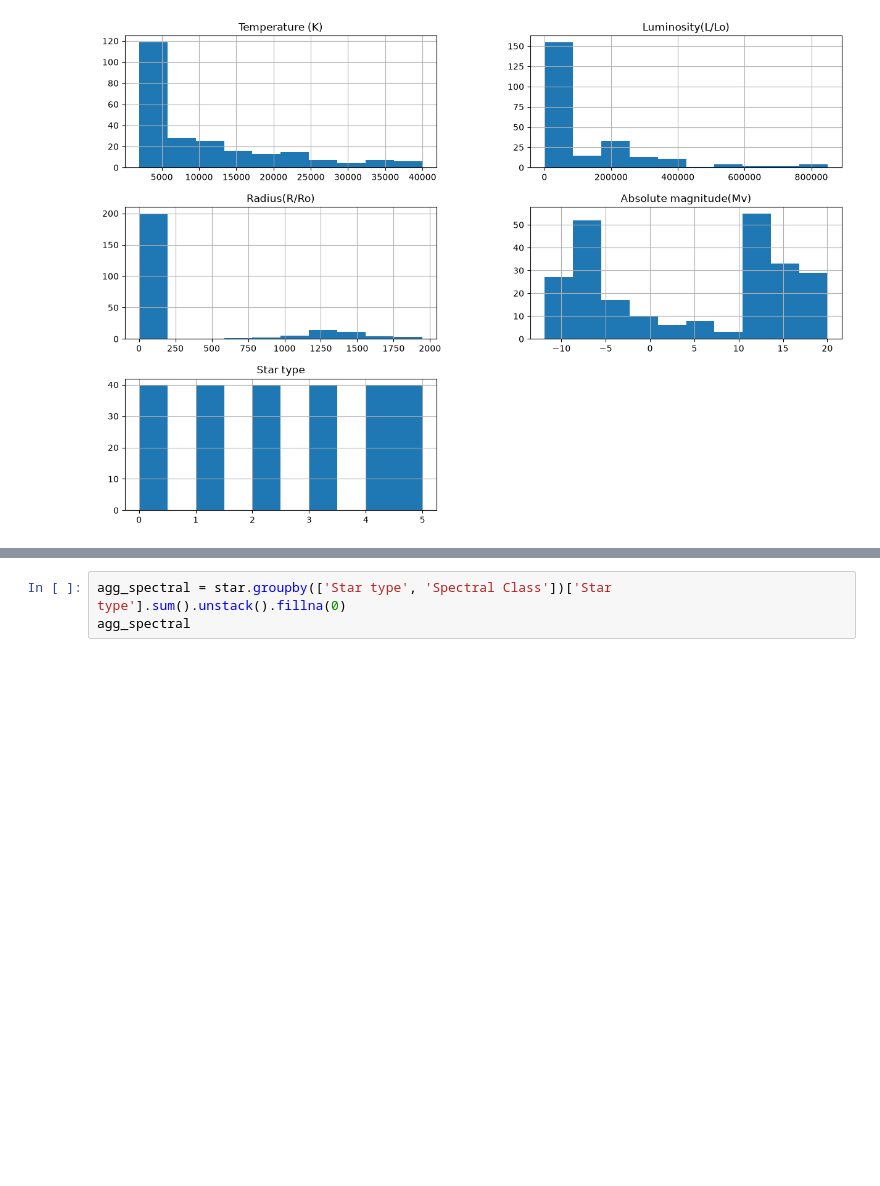
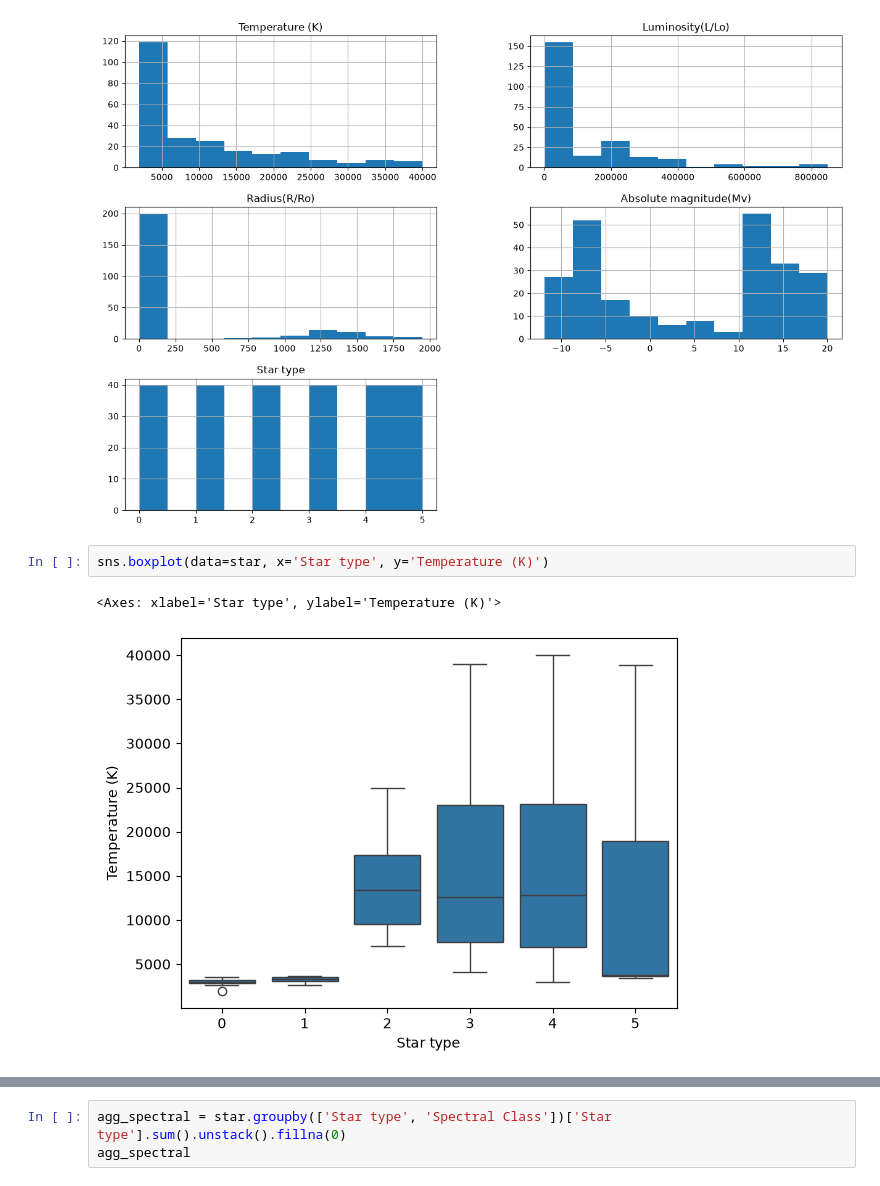
Before and after one commit to id2591/ProjectPBDE, a Jupyter notebook: StarDescriptive.ipynb, the cells around one changed output, grey strips where cells are left out. Saved outputs shown, nothing was run; the diff lists cells and outputs as text; blank space fills up the shorter version.

Commit message:
Plots

```diff
--- a/StarDescriptive.ipynb
+++ b/StarDescriptive.ipynb
@@ -31,3 +31,8 @@ array([[<Axes: title={'center': 'Temperature (K)'}>,
         <Axes: title={'center': 'Absolute magnitude(Mv)'}>],
        [<Axes: title={'center': 'Star type'}>, <Axes: >]], dtype=object)
 [figure]
+# %%
+sns.boxplot(data=star, x='Star type', y='Temperature (K)')
+# %% [output]
+<Axes: xlabel='Star type', ylabel='Temperature (K)'>
+[figure, added]
```
Also changed, not shown: parts of 5 cells of this notebook.
